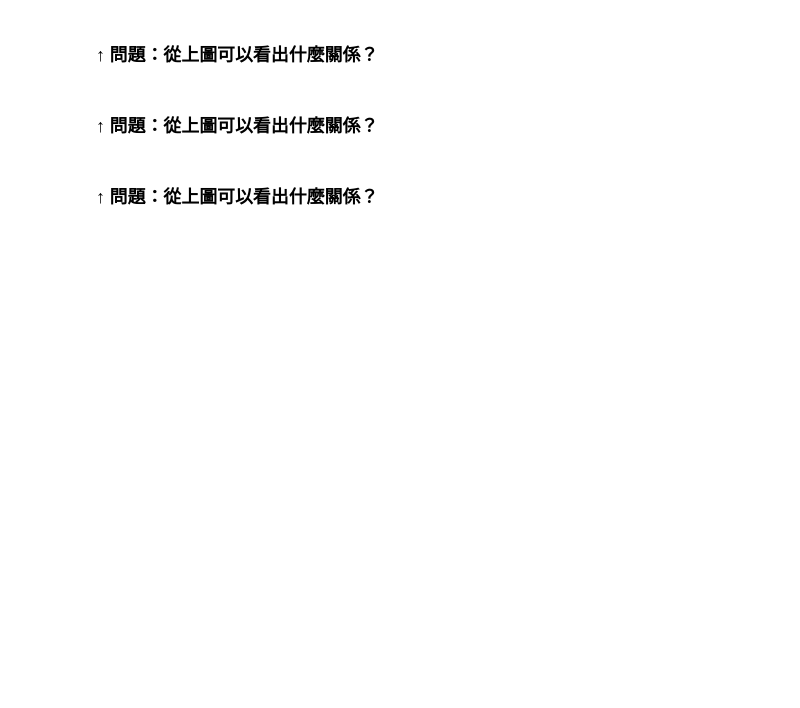
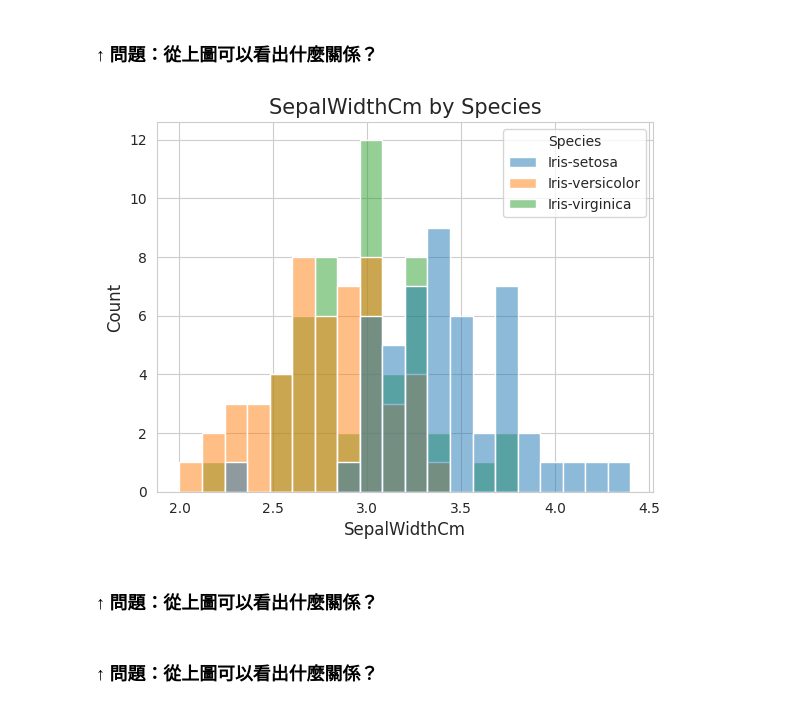
Before and after one commit to Yiting916/data_analysis, a Jupyter notebook: 05-01.LAB_Iris.ipynb, the cells around one changed output. Saved outputs shown, nothing was run; the diff lists cells and outputs as text; code cells hidden in the pictures; blank space fills up the shorter version.

```diff
--- a/05-01.LAB_Iris.ipynb
+++ b/05-01.LAB_Iris.ipynb
@@ -50,3 +64,13 @@ plt.show()
+# %%
+# 畫出 SepalWidthCm 的直方圖，並分成三類
+sns.histplot(data=iris, x="SepalWidthCm", bins=20, hue="Species")
+# 圖表設定
+plt.title("SepalWidthCm by Species", fontsize=15)
+plt.xlabel("SepalWidthCm", fontsize=12)
+plt.ylabel("Count", fontsize=12)
+plt.show()
+# %% [output]
+[figure, added]
 # %%
 # 練習題
 # 根據上圖看看其他三個欄位的直方圖分布
```
Also changed, not shown: parts of 4 cells of this notebook.
